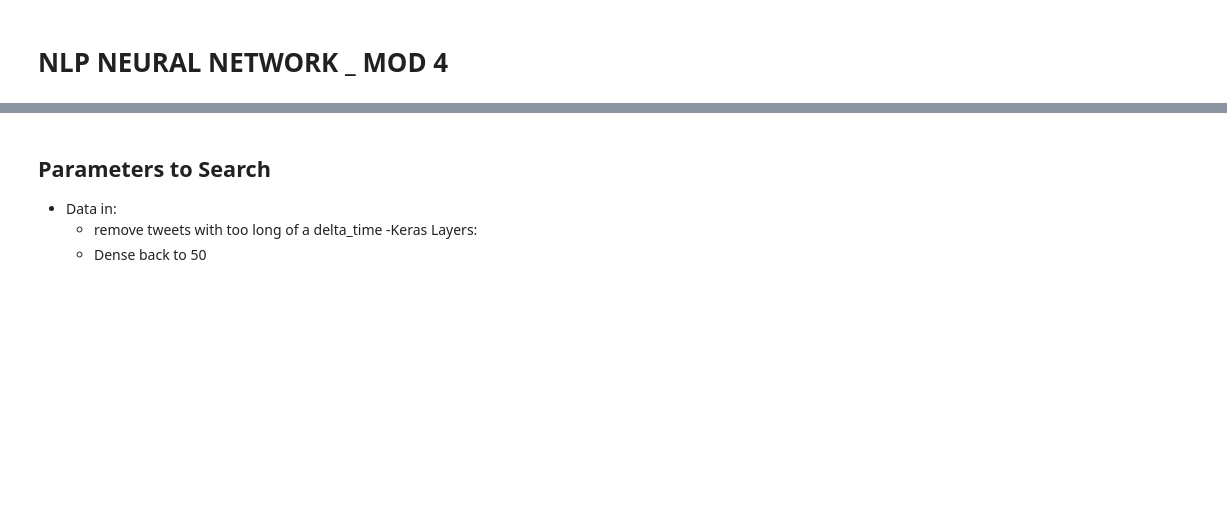
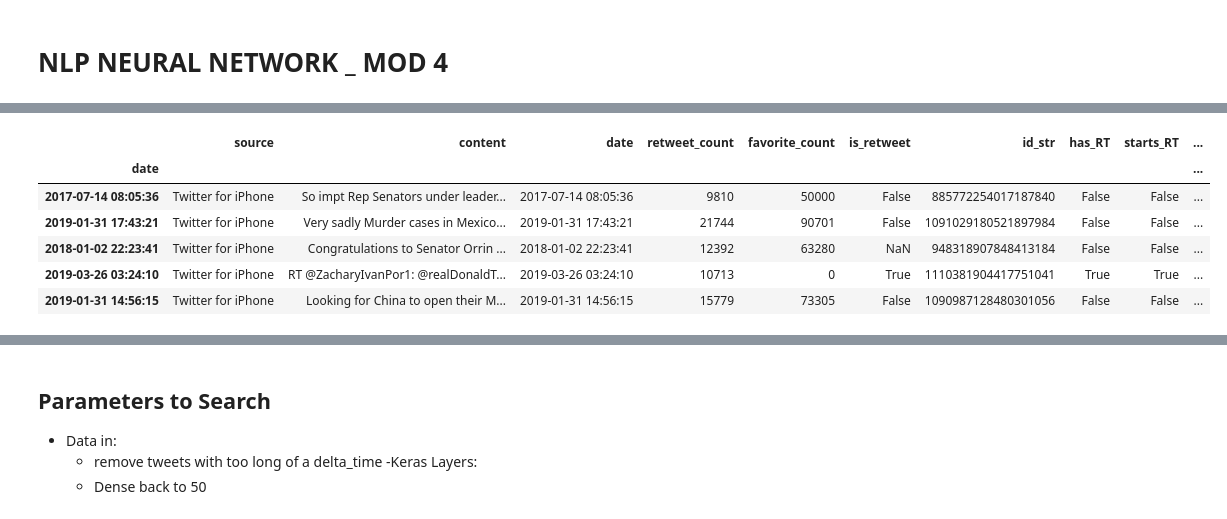
Before and after one commit to jirvingphd/dsc-5-capstone-project-online-ds-ft-021119, a Jupyter notebook: modeling_twitter_nlp_sp500-ExtFunctions_08082019.ipynb, the cells around one changed output, grey strips where cells are left out. Drawn from its saved outputs; the diff is of its cells as text; code cells hidden in the pictures; blank space fills up the shorter version.

Commit message:
working preds from updated twitter_model

```diff
--- a/modeling_twitter_nlp_sp500-ExtFunctions_08082019.ipynb
+++ b/modeling_twitter_nlp_sp500-ExtFunctions_08082019.ipynb
@@ -1723,0 +1700,6 @@ Loading twitter_df
+# %%
+## LOAD IN PRE-PROCESSED DATAFRAMES
+twitter_df,stock_price = ji.load_twitter_df_stock_price()
+
+## Add stock_price looup and delta_price columns
+twitter_df = ji.get_stock_prices_for_twitter_data(twitter_df,stock_price)
@@ -1805,7 +1793,20 @@ df_tokenize['delta_price_class'].value_counts()['pos']
 # %%
 # dealing with class imbalance by sub-sampling
+if class_counts['neg'] > class_counts['pos']:
+    col_to_match = 'pos'
+else:
+    col_to_match = 'neg'
 
-df_sampled = df_tokenize.loc[df_tokenize['delta_price_class'] =='pos'].sample(n=class_counts['neg'])
-df_sampled = pd.concat([df_sampled,df_tokenize.loc[df_tokenize['delta_price_class'] =='neg']], axis=0)
+df_sampled_pos = df_tokenize.loc[df_tokenize['delta_price_class'] =='pos'].sample(n=class_counts[col_to_match])
+df_sampled_neg = df_tokenize.loc[df_tokenize['delta_price_class'] =='neg'].sample(n=class_counts[col_to_match])
+df_sampled = pd.concat([df_sampled_pos,df_sampled_neg], axis=0)
 display(df_sampled.head())
 display(df_sampled.tail())
+# %% [output]
+|  | source | content | date | retweet_count | favorite_count | is_retweet | id_str | has_RT | starts_RT | ... |
+| date |  |  |  |  |  |  |  |  |  | ... |
+| 2017-07-14 08:05:36 | Twitter for iPhone | So impt Rep Senators under leader... | 2017-07-14 08:05:36 | 9810 | 50000 | False | 885772254017187840 | False | False | ... |
+| 2019-01-31 17:43:21 | Twitter for iPhone | Very sadly Murder cases in Mexico... | 2019-01-31 17:43:21 | 21744 | 90701 | False | 1091029180521897984 | False | False | ... |
+| 2018-01-02 22:23:41 | Twitter for iPhone | Congratulations to Senator Orrin ... | 2018-01-02 22:23:41 | 12392 | 63280 | NaN | 948318907848413184 | False | False | ... |
+| 2019-03-26 03:24:10 | Twitter for iPhone | RT @ZacharyIvanPor1: @realDonaldT... | 2019-03-26 03:24:10 | 10713 | 0 | True | 1110381904417751041 | True | True | ... |
+| 2019-01-31 14:56:15 | Twitter for iPhone | Looking for China to open their M... | 2019-01-31 14:56:15 | 15779 | 73305 | False | 1090987128480301056 | False | False | ... |
```
Also changed, not shown: parts of 24 cells of this notebook, 10 other files.
